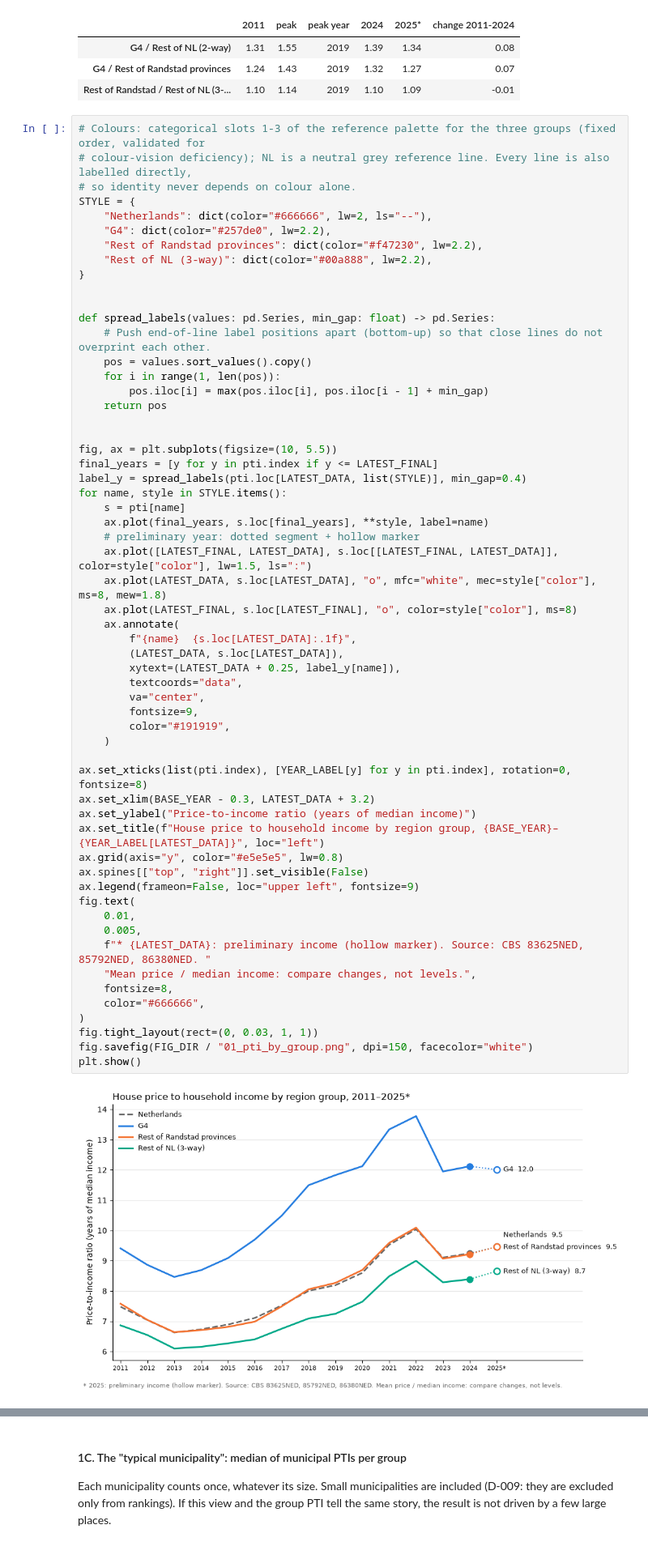
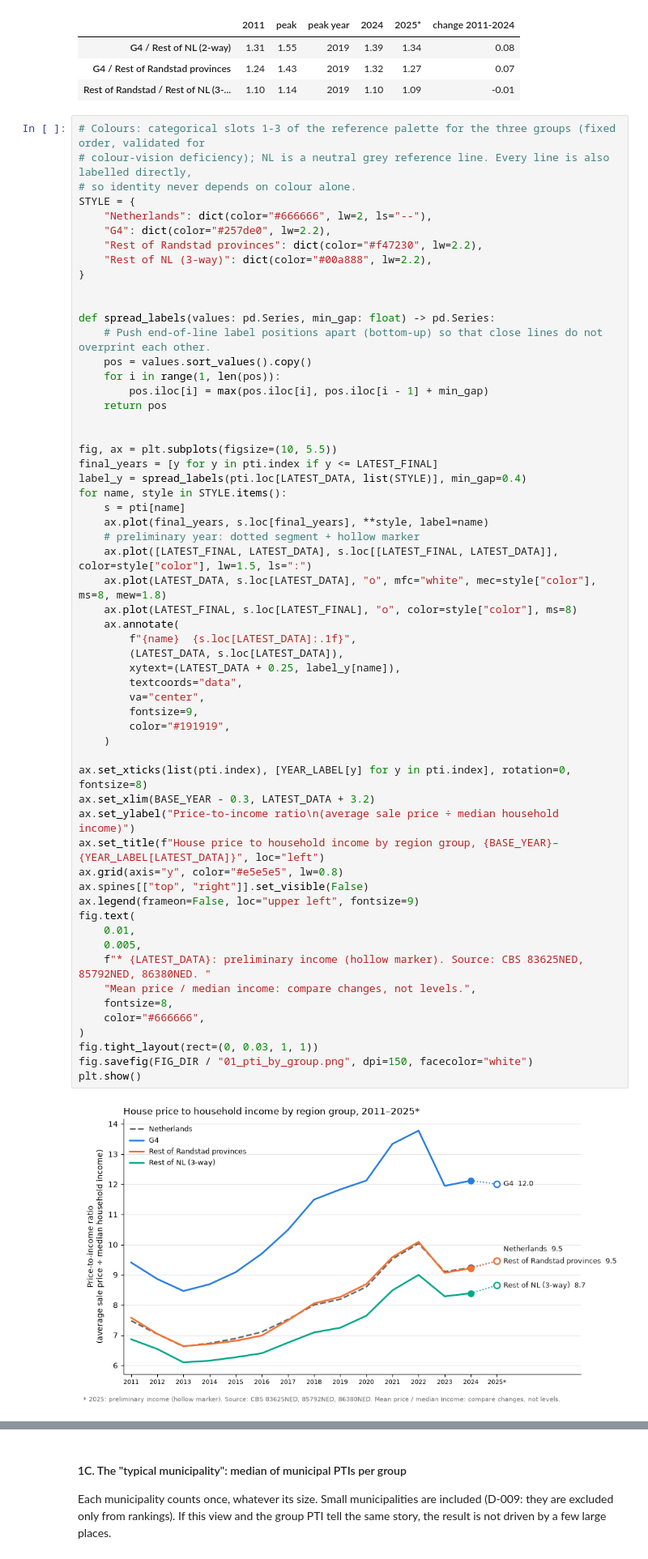
Before and after one commit to dimaash03/nl-housing-affordability, a Jupyter notebook: notebooks/01_affordability_findings.ipynb, the cells around one changed output, grey strips where cells are left out. Shown at 81% size. Drawn from its saved outputs; the diff is of its cells as text.

```diff
--- a/notebooks/01_affordability_findings.ipynb
+++ b/notebooks/01_affordability_findings.ipynb
@@ -261,35 +313,35 @@ for name, style in STYLE.items():
     ax.plot(LATEST_DATA, s.loc[LATEST_DATA], "o", mfc="white", mec=style["color"], ms=8, mew=1.8)
     ax.plot(LATEST_FINAL, s.loc[LATEST_FINAL], "o", color=style["color"], ms=8)
     ax.annotate(
         f"{name}  {s.loc[LATEST_DATA]:.1f}",
         (LATEST_DATA, s.loc[LATEST_DATA]),
         xytext=(LATEST_DATA + 0.25, label_y[name]),
         textcoords="data",
         va="center",
         fontsize=9,
         color="#191919",
     )
 
 ax.set_xticks(list(pti.index), [YEAR_LABEL[y] for y in pti.index], rotation=0, fontsize=8)
 ax.set_xlim(BASE_YEAR - 0.3, LATEST_DATA + 3.2)
-ax.set_ylabel("Price-to-income ratio (years of median income)")
+ax.set_ylabel("Price-to-income ratio\n(average sale price ÷ median household income)")
 ax.set_title(f"House price to household income by region group, {BASE_YEAR}–{YEAR_LABEL[LATEST_DATA]}", loc="left")
 ax.grid(axis="y", color="#e5e5e5", lw=0.8)
 ax.spines[["top", "right"]].set_visible(False)
 ax.legend(frameon=False, loc="upper left", fontsize=9)
 fig.text(
     0.01,
     0.005,
     f"* {LATEST_DATA}: preliminary income (hollow marker). Source: CBS 83625NED, 85792NED, 86380NED. "
     "Mean price / median income: compare changes, not levels.",
     fontsize=8,
     color="#666666",
 )
 fig.tight_layout(rect=(0, 0.03, 1, 1))
 fig.savefig(FIG_DIR / "01_pti_by_group.png", dpi=150, facecolor="white")
 plt.show()
 # %% [output]
-[figure, old version]
+[figure, new version]
 # %% [markdown]
 ### 1.2 Robustness checks for section 1
 
```
Also changed, not shown: parts of 25 cells of this notebook, 10 other files.
